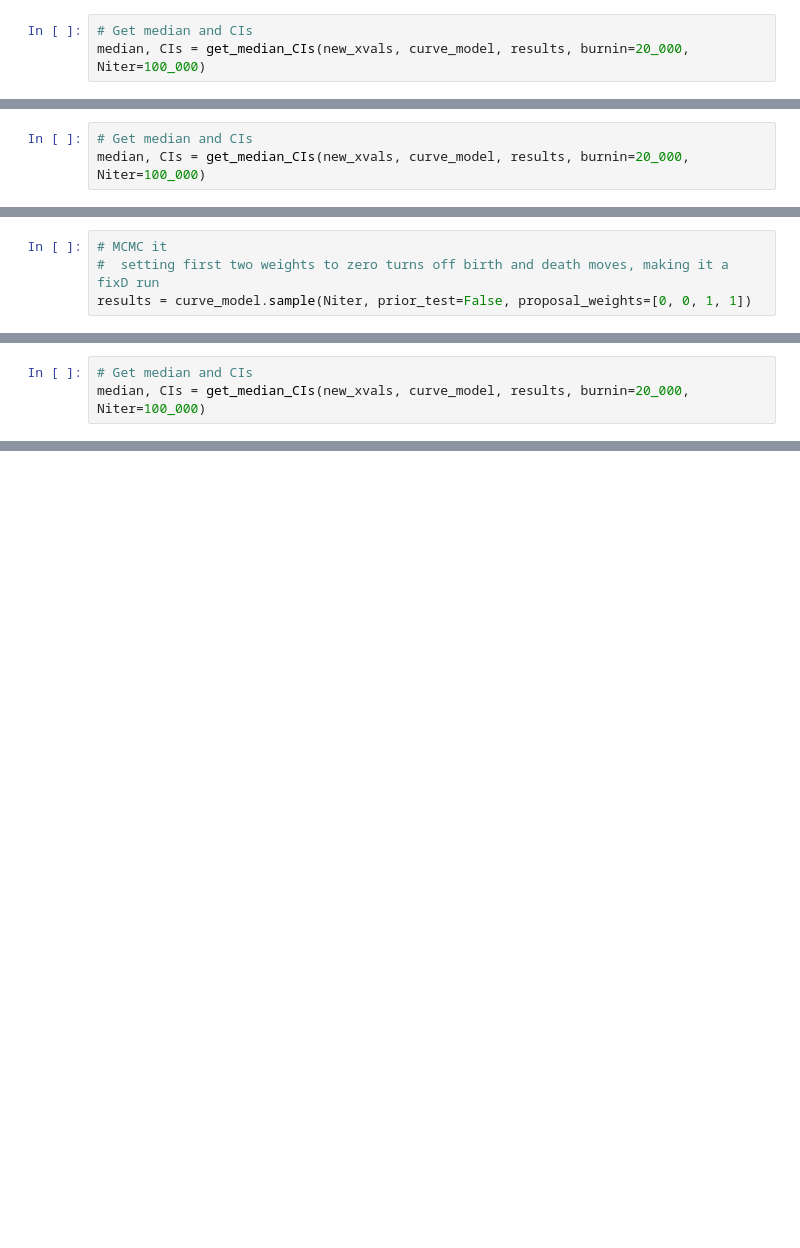
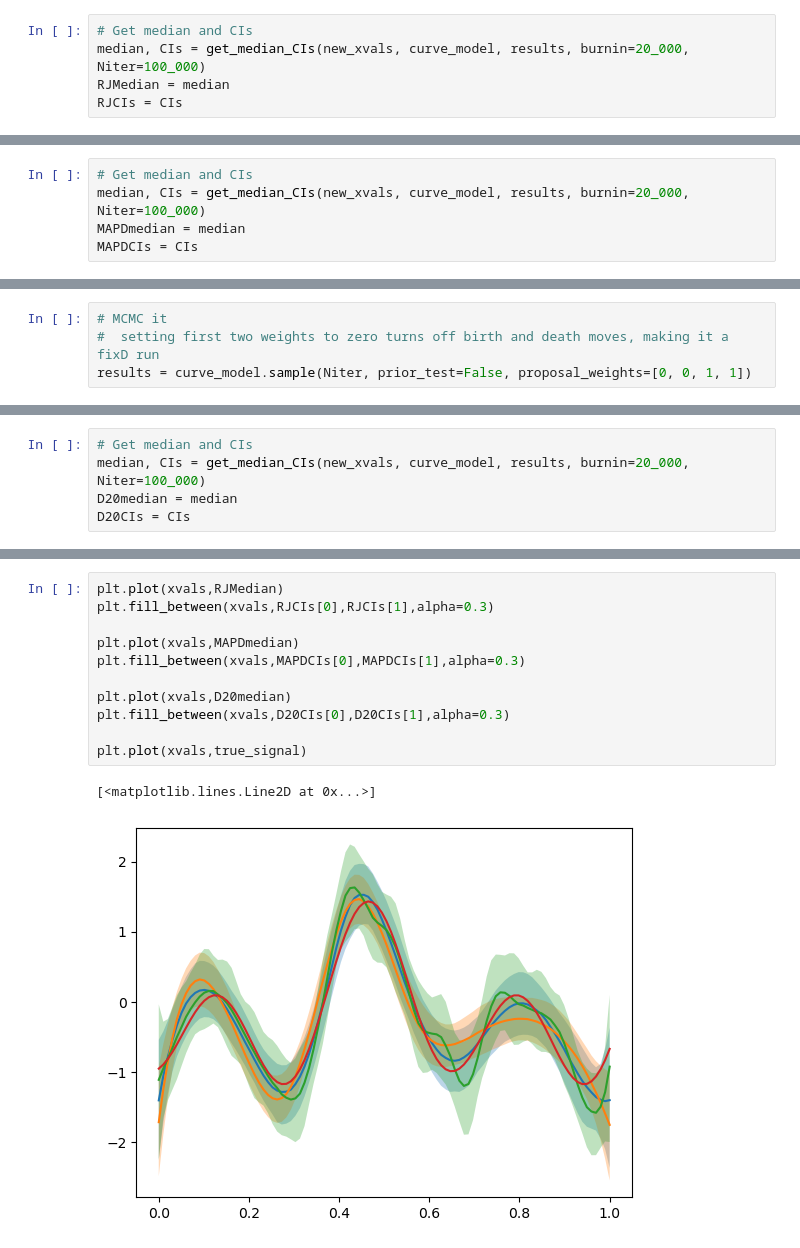
Before and after one commit to megmillhouse/TransdimensionalSplineFitting, a Jupyter notebook: TransdimensionalSplineFitting/CompareRJvFixD.ipynb, the cells around one changed output, grey strips where cells are left out. Saved outputs shown, nothing was run; the diff lists cells and outputs as text; blank space fills up the shorter version.

```diff
--- a/TransdimensionalSplineFitting/CompareRJvFixD.ipynb
+++ b/TransdimensionalSplineFitting/CompareRJvFixD.ipynb
@@ -190,6 +196,8 @@ plt.show()
 # %%
 # Get median and CIs
 median, CIs = get_median_CIs(new_xvals, curve_model, results, burnin=20_000, Niter=100_000)
+RJMedian = median
+RJCIs = CIs
 # %%
 # Plot
 plt.plot(new_xvals, median, label='posterior median', color='k')
@@ -219,6 +231,8 @@ plot_draws(xvals, curve_model, results, realistic_data, true_signal, measurement
 # %%
 # Get median and CIs
 median, CIs = get_median_CIs(new_xvals, curve_model, results, burnin=20_000, Niter=100_000)
+MAPDmedian = median
+MAPDCIs = CIs
 # %%
 plot_CIs(xvals, median, realistic_data, true_signal, CIs, measurement_noise_standard_deviation)
 # %% [output]
@@ -267,6 +291,8 @@ plot_draws(xvals, curve_model, results, realistic_data, true_signal, measurement
 # %%
 # Get median and CIs
 median, CIs = get_median_CIs(new_xvals, curve_model, results, burnin=20_000, Niter=100_000)
+D20median = median
+D20CIs = CIs
 # %%
 plot_CIs(xvals, median, realistic_data, true_signal, CIs, measurement_noise_standard_deviation)
 # %% [output]
@@ -274,0 +349,14 @@ plot_CIs(xvals, median, realistic_data, true_signal, CIs, measurement_noise_stan
+# %%
+plt.plot(xvals,RJMedian)
+plt.fill_between(xvals,RJCIs[0],RJCIs[1],alpha=0.3)
+
+plt.plot(xvals,MAPDmedian)
+plt.fill_between(xvals,MAPDCIs[0],MAPDCIs[1],alpha=0.3)
+
+plt.plot(xvals,D20median)
+plt.fill_between(xvals,D20CIs[0],D20CIs[1],alpha=0.3)
+
+plt.plot(xvals,true_signal)
+# %% [output]
+[<matplotlib.lines.Line2D at 0x...>]
+[figure, added]
```
Also changed, not shown: parts of 37 cells of this notebook.
